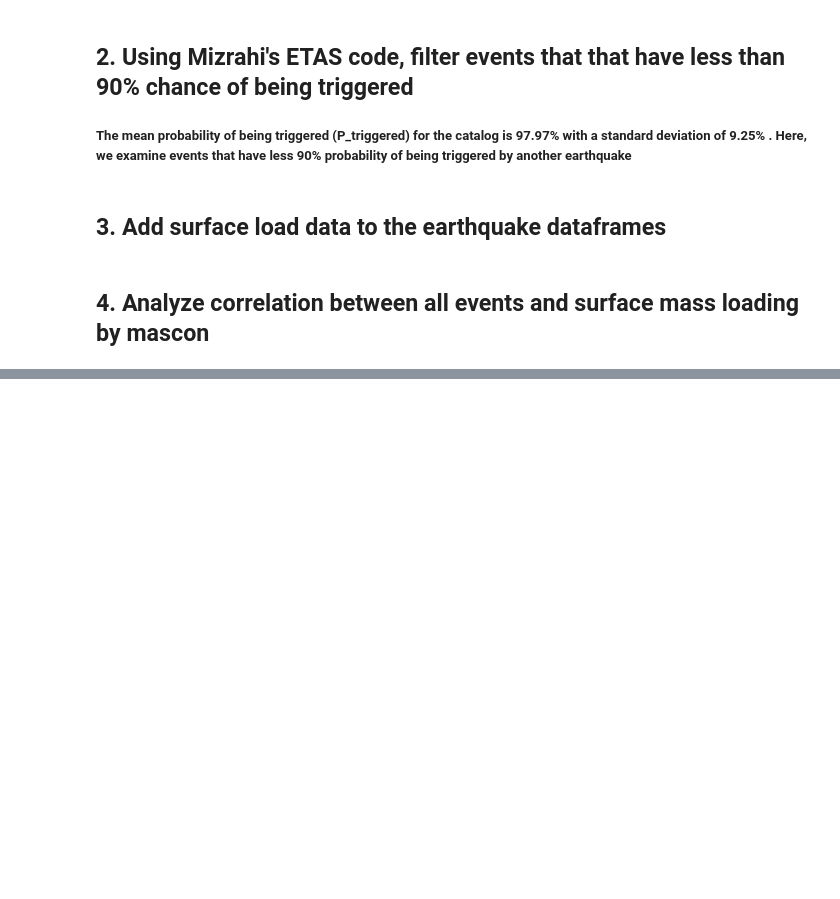
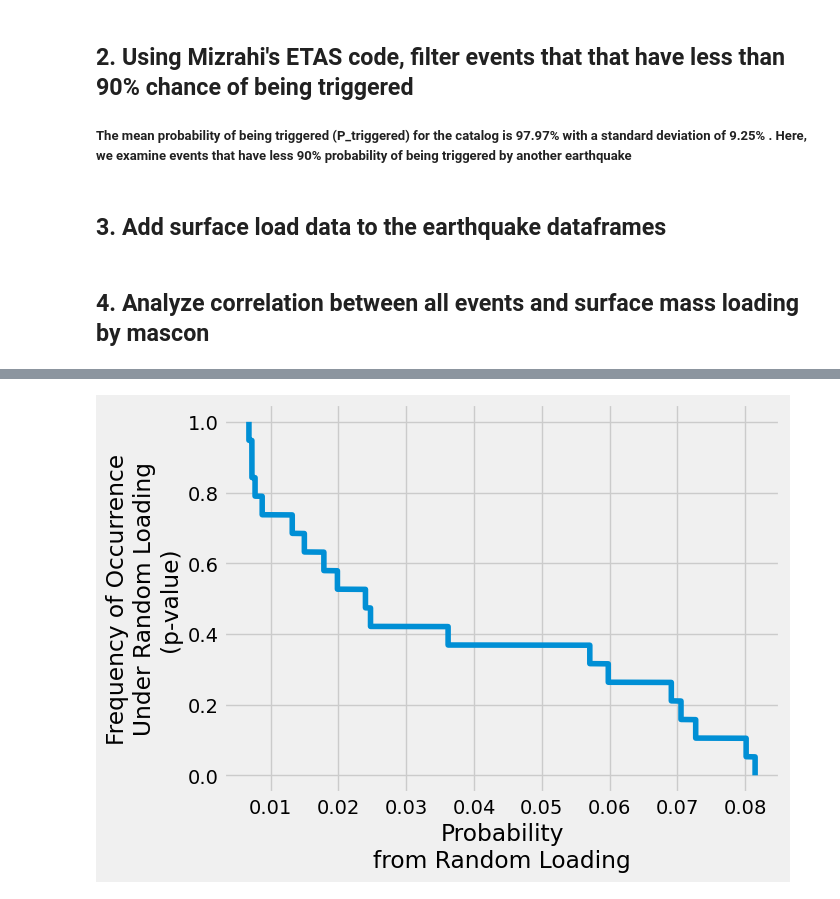
Before and after one commit to amandasyamsul/SLIQ, a Jupyter notebook: SLIQ-by-JPL-mascon.ipynb, the cells around one changed output, grey strips where cells are left out. Saved outputs shown, nothing was run; the diff lists cells and outputs as text; code cells hidden in the pictures; blank space fills up the shorter version.

```diff
--- a/SLIQ-by-JPL-mascon.ipynb
+++ b/SLIQ-by-JPL-mascon.ipynb
@@ -198,15 +72,0 @@ catalog_gdf = gpd.GeoDataFrame(catalog, geometry=geometry, crs="EPSG:4326")# Han
-# %%
-def get_cp(LgE, L, method):
-    cp_list = []
-
-#     bins = loadquakes.calculate_bin_sizes(LgE, method)
-    bins = np.linspace(-20,20,20)
-
-    LgE_hist = np.histogram(LgE, bins=bins, density=True)[0]
-    L_hist = np.histogram(L, bins=bins, density=True)[0]
-
-    cp = np.divide(LgE_hist, L_hist, out=np.zeros_like(LgE_hist), where=L_hist != 0)
-
-#     cp_list.append(cp)
-
-    return bins, cp  #  list of cps for all mascons that contain earthquakes
@@ -376,0 +300,25 @@ plt.show()
+# %%
+# Flatten the surface load dataset to scramble
+all_grace_data = np.array(ds.lwe_thickness).flatten()
+rng = np.random.default_rng()  # Random number generator
+
+cp_real_distribution = []
+N = 100  # Number of randomizations
+
+# Scramble and calculate cp for each randomization
+for i in tqdm(range(N)):
+    scrambled_data = rng.permutation(all_grace_data)
+    circle_cp_averaged, circle_bins = calc_circle_cp_by_mascon(LgE, scrambled_data)
+    cp_real_distribution.extend(circle_cp_averaged)
+
+cp_real_distribution = np.array(cp_real_distribution)
+# %%
+# Visualization of significance testing
+sorted_data = np.sort(cp_real_distribution)
+plt.plot(sorted_data, 1 - np.arange(sorted_data.size) / sorted_data.size)
+# plt.scatter(p10, 0.1, c='r', zorder=29)  # Replace `p10` with your observed value
+plt.ylabel('Frequency of Occurrence\nUnder Random Loading\n(p-value)')
+plt.xlabel('Probability\nfrom Random Loading')
+plt.show()
+# %% [output]
+[figure, added]
```
Also changed, not shown: parts of 23 cells of this notebook.
